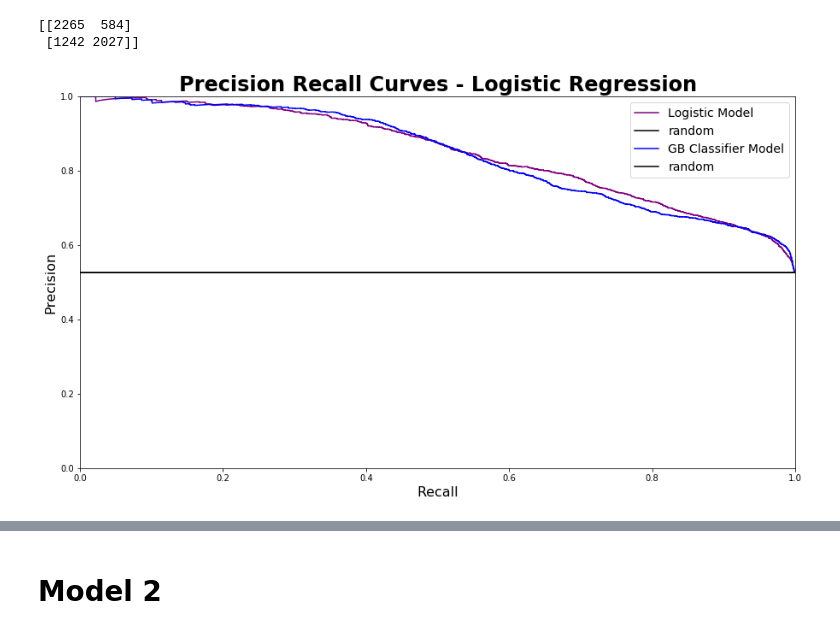
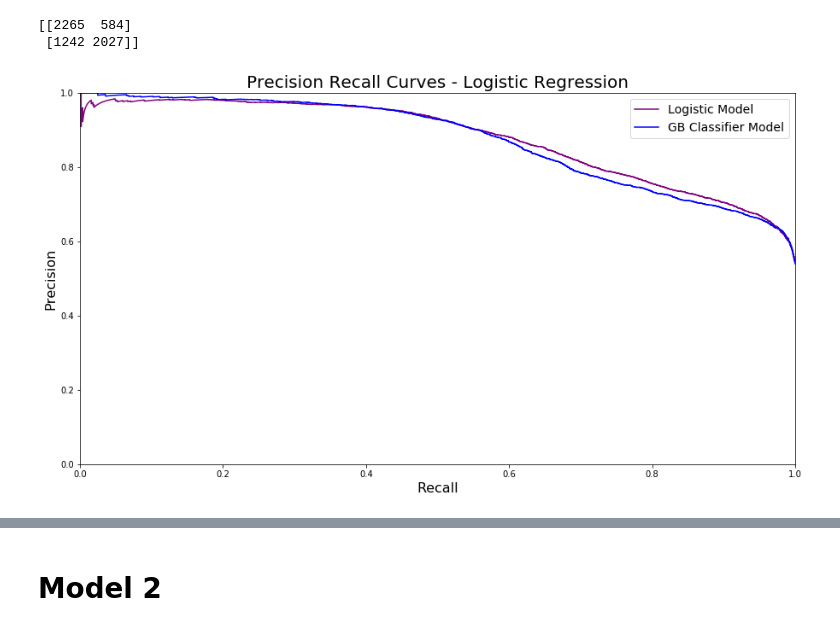
Before and after one commit to nicleong27/Beauty_Reviews, a Jupyter notebook: Reviews-Modelling.ipynb, the cells around one changed output, grey strips where cells are left out. Saved outputs shown, nothing was run; the diff lists cells and outputs as text; code cells hidden in the pictures.

```diff
--- a/Reviews-Modelling.ipynb
+++ b/Reviews-Modelling.ipynb
@@ -374,23 +380,2 @@ oily_idx
 # %%
 model_list = [LogisticRegression(), GradientBoostingClassifier(), RandomForestClassifier(), DecisionTreeClassifier()]
-# %%
-def modelling(text_series, y, vectorizer, model):
-    # declare X
-    X = vectorizer.fit_transform(text_series)
-
-    if model.__class__.__name__ == 'GaussianNB':
-        X = X.toarray()
-
-    X_train, X_test, y_train, y_test = train_test_split(X, y, test_size=0.25)
-    model.fit(X_train, y_train)
-    y_pred = model.predict(X_test)
-
-    precision = precision_score(y_test, y_pred)
-    accuracy = accuracy_score(y_test, y_pred)
-    recall = recall_score(y_test, y_pred)
-
-    probs = model.predict_proba(X_test)[:, 1]
-    roc_auc = roc_auc_score(y_test, probs)
-    thresh_df = calculate_threshold_values(probs, y_test)
-
-    return precision, accuracy, recall, thresh_df, roc_auc, model
@@ -454,31 +423,20 @@ get_conf_matrix(model2['review_text'], model2['skin_type'], TfidfVectorizer(), G
 [[2265  584]
  [1242 2027]]
 # %%
-log_model = modelling(model2['review_text'], model2['skin_type'], TfidfVectorizer(), LogisticRegression())
+logistic_model = modelling(model2['review_text'], model2['skin_type'], TfidfVectorizer(), LogisticRegression())
 gb_model = modelling(model2['review_text'], model2['skin_type'], TfidfVectorizer(), GradientBoostingClassifier())
-# %%
-def plot_precision_recall(ax, df, name):
-    ax.plot(df.tpr,df.precision, label=name)
-#     ax.plot([0,1],[0,1], 'k')
-    ax.set_xlabel('Recall', fontsize=16)
-    ax.set_ylabel('Precision', fontsize=16)
-#     ax.set_title('Precision/Recall Curve')
-    ax.plot([0,1],[df.precision[0],df.precision[0]], 'k', label='random')
-#     ax.set_title('ROC Curve - Model Comparison', fontweight='bold', fontsize=24)
-    ax.set_xlim(xmin=0,xmax=1)
-    ax.set_ylim(ymin=0,ymax=1)
-    ax.legend(fontsize=14)
 # %%
 fig, ax = plt.subplots(figsize=(15,8))
-ax.set_title('Precision Recall Curves - Logistic Regression', fontweight='bold', fontsize=24)
+ax.set_title('Precision Recall Curves - Logistic Regression', fontsize=20)
 
 plt.gca().set_color_cycle(['purple', 'blue'])
+# ax.plot([0,1],[df.precision[0],df.precision[0]], 'k', label='random')
 
 
 plot_precision_recall(ax, logistic_model[3], 'Logistic Model')
 plot_precision_recall(ax, gb_model[3], 'GB Classifier Model')
 # %% [output]
-[figure, old version]
+[figure, new version]
 # %%
 create_wordcloud(model2, 'review_text')
 plt.savefig('imgs/WordCloud_reviews')
```
Also changed, not shown: parts of 31 cells of this notebook.
